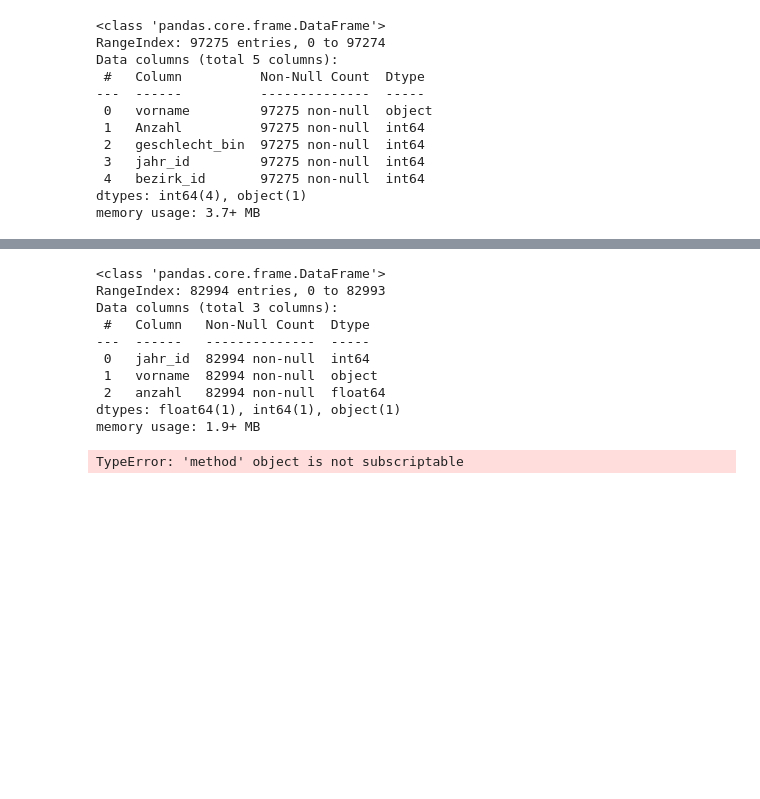
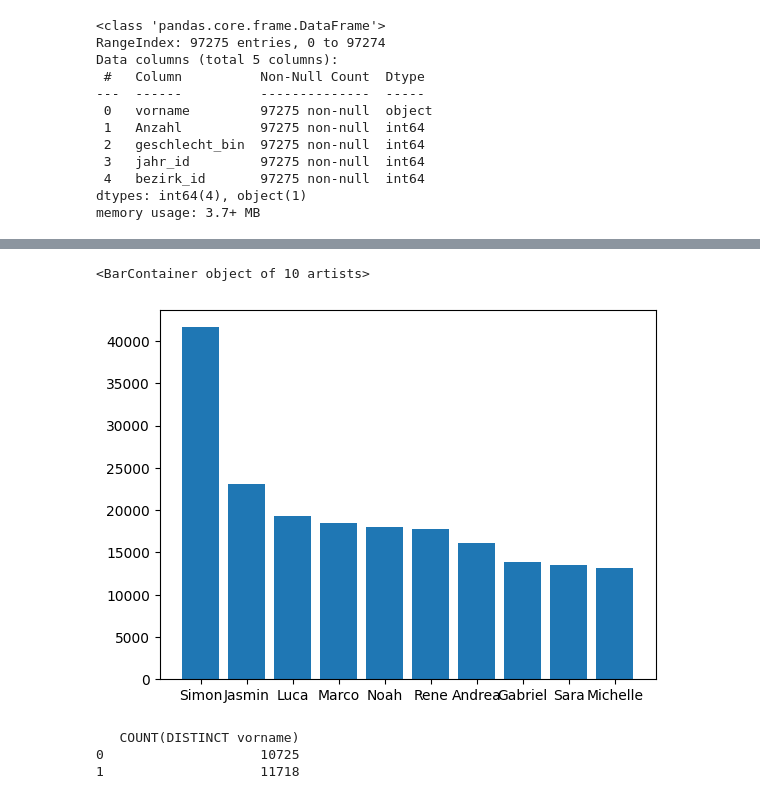
Before and after one commit to claudiamattes98/babynames_database, a Jupyter notebook: babynames_analyse.ipynb, the cells around one changed output, grey strips where cells are left out. Saved outputs shown, nothing was run; the diff lists cells and outputs as text; code cells hidden in the pictures; blank space fills up the shorter version.

```diff
--- a/babynames_analyse.ipynb
+++ b/babynames_analyse.ipynb
@@ -51,20 +106,25 @@ memory usage: 3.7+ MB
+# %%
+most_pop_unisex_names = pd.read_sql("""SELECT
+    v.Vorname,
+    SUM(v.Anzahl) as Total
+FROM
+    vornamen v
+WHERE
+    v.Vorname IN (SELECT Vorname FROM vornamen WHERE geschlecht_bin = 1)
+    AND v.Vorname IN (SELECT Vorname FROM vornamen WHERE geschlecht_bin = 2)
+GROUP BY
+    v.Vorname
+ORDER BY
+    Total DESC
+LIMIT 10;""", conn)
+plt.bar(most_pop_unisex_names['Vorname'], most_pop_unisex_names['Total'])
+# %% [output]
+<BarContainer object of 10 artists>
+[figure, added]
 # %%
-#most_pop_malenames
-male_names = pd.read_sql('SELECT DISTINCT jahr_id, vorname, anzahl FROM names_per_year WHERE geschlecht_bin = "1" ORDER BY Anzahl DESC;', conn)
+gender_name_count = pd.read_sql("""SELECT COUNT(DISTINCT vorname) FROM vornamen GROUP BY geschlecht_bin;""", conn)
+print(gender_name_count)
+# %% [output]
+   COUNT(DISTINCT vorname)
+0                    10725
+1                    11718
-# %%
-male_names.info()
-# %% [output]
-<class 'pandas.core.frame.DataFrame'>
-RangeIndex: 82994 entries, 0 to 82993
-Data columns (total 3 columns):
- #   Column   Non-Null Count  Dtype
----  ------   --------------  -----
- 0   jahr_id  82994 non-null  int64
- 1   vorname  82994 non-null  object
- 2   anzahl   82994 non-null  float64
-dtypes: float64(1), int64(1), object(1)
-memory usage: 1.9+ MB
-# %%
-male_names.groupby['jahr_id']
-# %% [output]
-TypeError: 'method' object is not subscriptable
```
Also changed, not shown: parts of 9 cells of this notebook.
